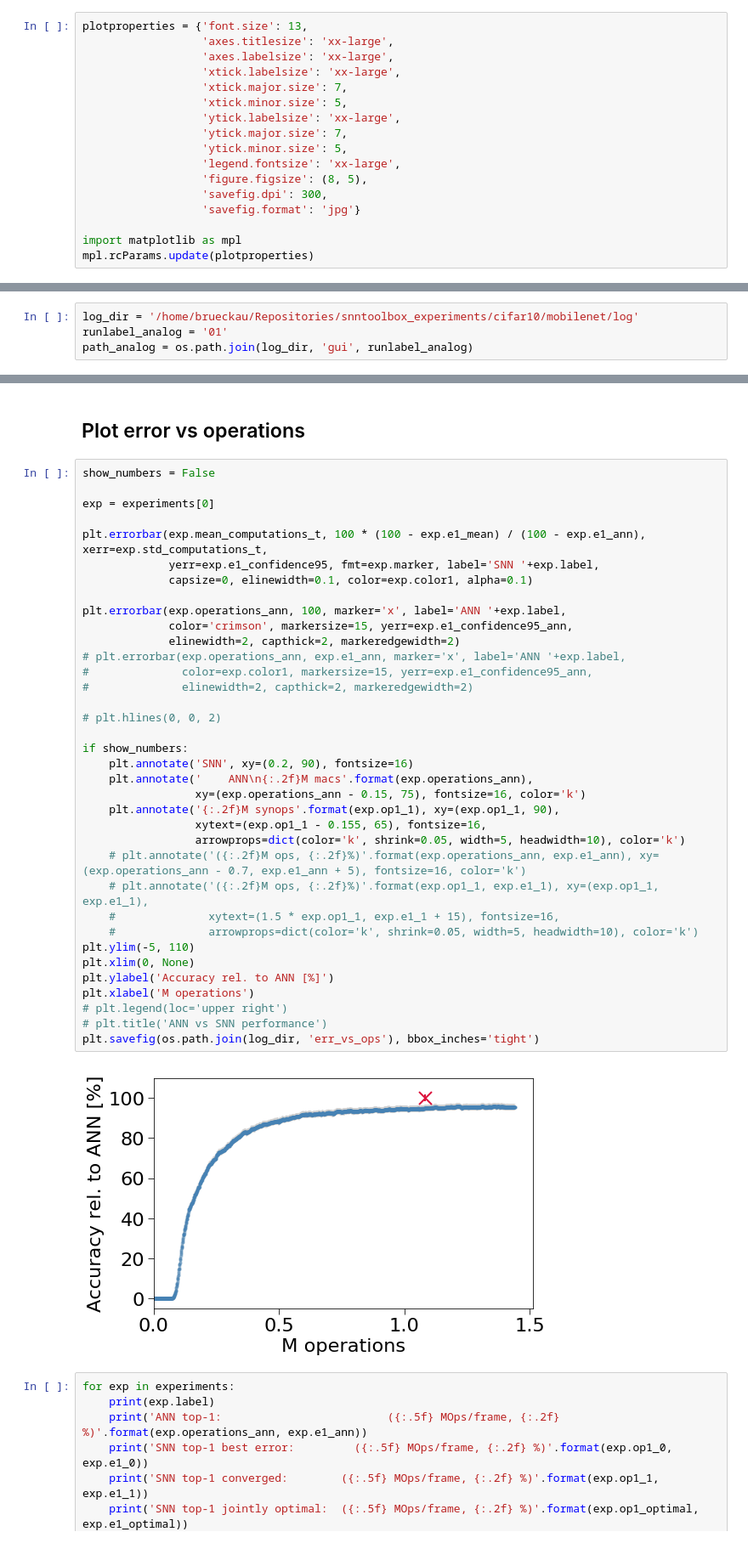
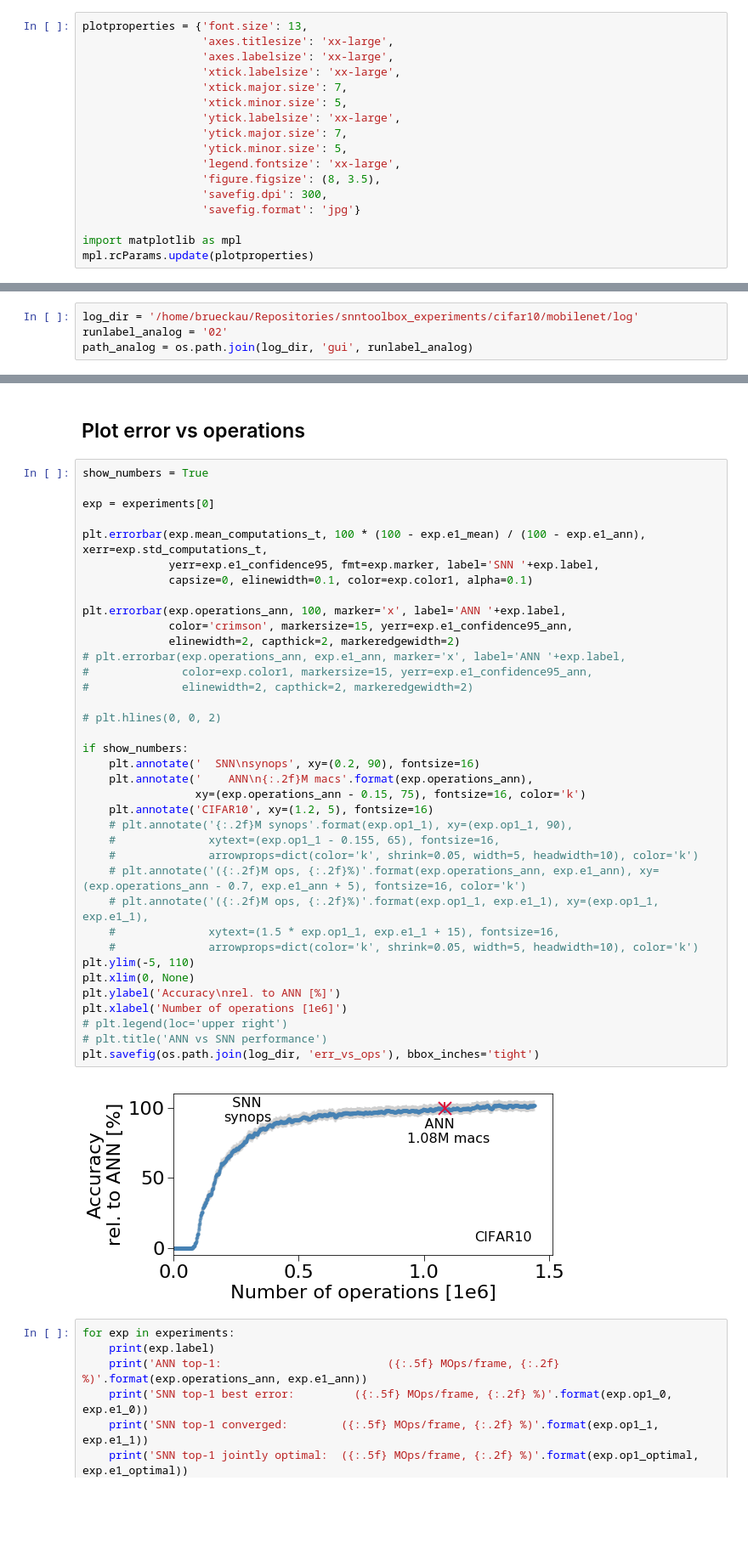
Before and after one commit to NeuromorphicProcessorProject/snn_toolbox, a Jupyter notebook: scripts/cifar10_loihi.ipynb, the cells around one changed output, grey strips where cells are left out. Shown at 85% size. Saved outputs shown, nothing was run; the diff lists cells and outputs as text; blank space fills up the shorter version.

```diff
--- a/scripts/cifar10_loihi.ipynb
+++ b/scripts/cifar10_loihi.ipynb
@@ -20,7 +20,7 @@ plotproperties = {'font.size': 13,
                   'ytick.major.size': 7,
                   'ytick.minor.size': 5,
                   'legend.fontsize': 'xx-large',
-                  'figure.figsize': (8, 5),
+                  'figure.figsize': (8, 3.5),
                   'savefig.dpi': 300,
                   'savefig.format': 'jpg'}
 
@@ -30,7 +30,7 @@ mpl.rcParams.update(plotproperties)
 ## Parameters and definitions
 # %%
 log_dir = '/home/brueckau/Repositories/snntoolbox_experiments/cifar10/mobilenet/log'
-runlabel_analog = '01'
+runlabel_analog = '02'
 path_analog = os.path.join(log_dir, 'gui', runlabel_analog)
 # %%
 exp_analog = ExpResults(path_analog, '', '.', color1='steelblue')
@@ -43,43 +43,44 @@ experiments = [exp_analog]
 # %% [markdown]
 ## Plot error vs operations
 # %%
-show_numbers = False
+show_numbers = True
 
 exp = experiments[0]
 
 plt.errorbar(exp.mean_computations_t, 100 * (100 - exp.e1_mean) / (100 - exp.e1_ann), xerr=exp.std_computations_t,
              yerr=exp.e1_confidence95, fmt=exp.marker, label='SNN '+exp.label,
              capsize=0, elinewidth=0.1, color=exp.color1, alpha=0.1)
 
 plt.errorbar(exp.operations_ann, 100, marker='x', label='ANN '+exp.label,
              color='crimson', markersize=15, yerr=exp.e1_confidence95_ann,
              elinewidth=2, capthick=2, markeredgewidth=2)
 # plt.errorbar(exp.operations_ann, exp.e1_ann, marker='x', label='ANN '+exp.label,
 #              color=exp.color1, markersize=15, yerr=exp.e1_confidence95_ann,
 #              elinewidth=2, capthick=2, markeredgewidth=2)
 
 # plt.hlines(0, 0, 2)
 
 if show_numbers:
-    plt.annotate('SNN', xy=(0.2, 90), fontsize=16)
+    plt.annotate('  SNN\nsynops', xy=(0.2, 90), fontsize=16)
     plt.annotate('    ANN\n{:.2f}M macs'.format(exp.operations_ann),
                  xy=(exp.operations_ann - 0.15, 75), fontsize=16, color='k')
-    plt.annotate('{:.2f}M synops'.format(exp.op1_1), xy=(exp.op1_1, 90),
-                 xytext=(exp.op1_1 - 0.155, 65), fontsize=16,
-                 arrowprops=dict(color='k', shrink=0.05, width=5, headwidth=10), color='k')
+    plt.annotate('CIFAR10', xy=(1.2, 5), fontsize=16)
+    # plt.annotate('{:.2f}M synops'.format(exp.op1_1), xy=(exp.op1_1, 90),
+    #              xytext=(exp.op1_1 - 0.155, 65), fontsize=16,
+    #              arrowprops=dict(color='k', shrink=0.05, width=5, headwidth=10), color='k')
     # plt.annotate('({:.2f}M ops, {:.2f}%)'.format(exp.operations_ann, exp.e1_ann), xy=(exp.operations_ann - 0.7, exp.e1_ann + 5), fontsize=16, color='k')
     # plt.annotate('({:.2f}M ops, {:.2f}%)'.format(exp.op1_1, exp.e1_1), xy=(exp.op1_1, exp.e1_1),
     #              xytext=(1.5 * exp.op1_1, exp.e1_1 + 15), fontsize=16,
     #              arrowprops=dict(color='k', shrink=0.05, width=5, headwidth=10), color='k')
 plt.ylim(-5, 110)
 plt.xlim(0, None)
-plt.ylabel('Accuracy rel. to ANN [%]')
-plt.xlabel('M operations')
+plt.ylabel('Accuracy\nrel. to ANN [%]')
+plt.xlabel('Number of operations [1e6]')
 # plt.legend(loc='upper right')
 # plt.title('ANN vs SNN performance')
 plt.savefig(os.path.join(log_dir, 'err_vs_ops'), bbox_inches='tight')
 # %% [output]
-[figure, old version]
+[figure, new version]
 # %%
 for exp in experiments:
     print(exp.label)
```
Also changed, not shown: 1 other file.
